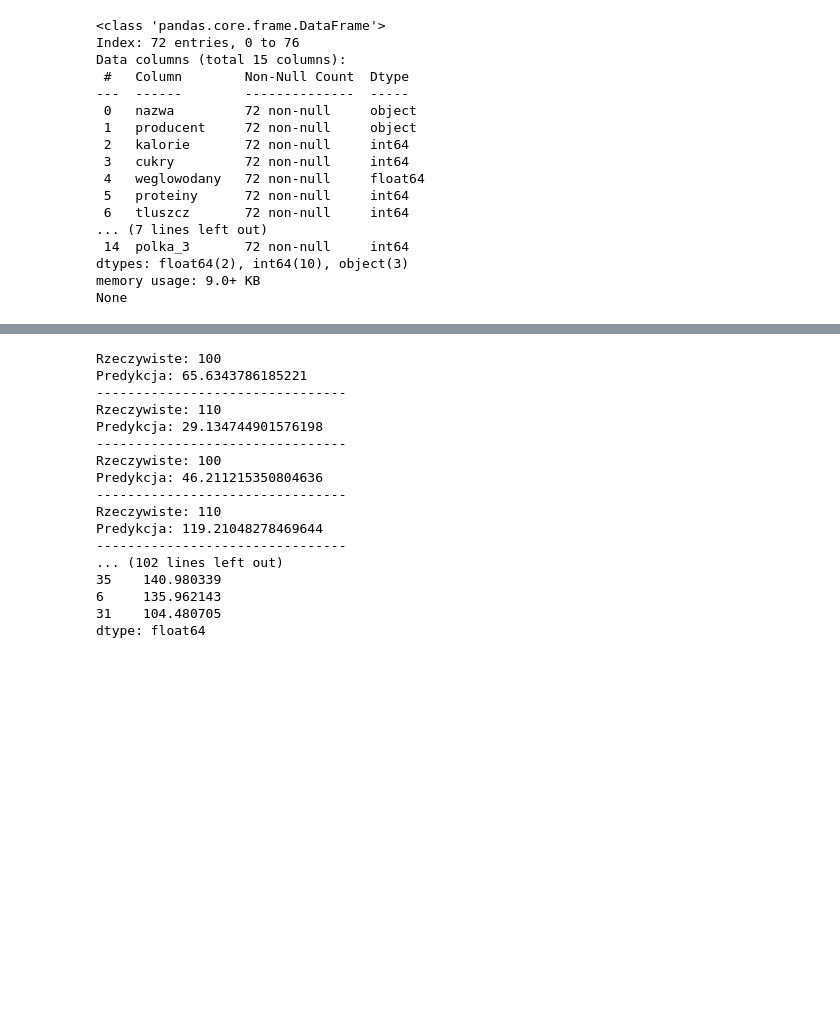
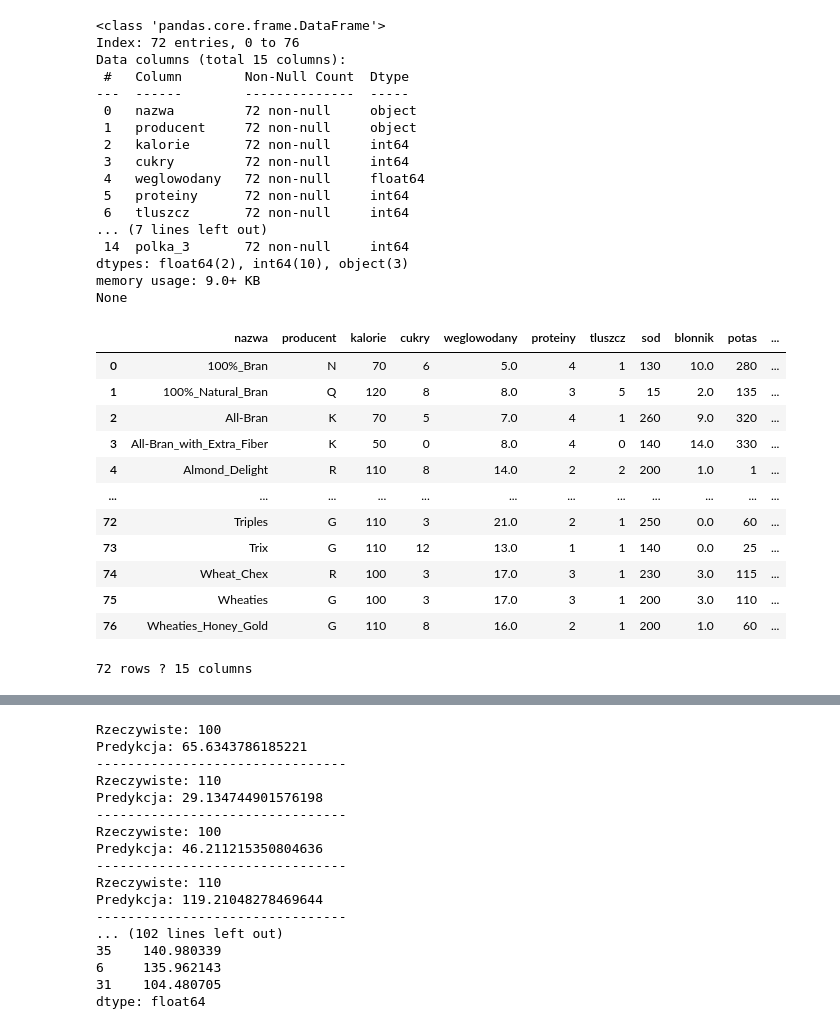
Before and after one commit to userofpi/Regresja_Logistyczna, a Jupyter notebook: Zadanie4_platki.ipynb, the cells around one changed output, grey strips where cells are left out. Cells and saved outputs as stored; diff of their text form; code cells hidden in the pictures; blank space fills up the shorter version.

```diff
--- a/Zadanie4_platki.ipynb
+++ b/Zadanie4_platki.ipynb
@@ -5,35 +5,50 @@ import numpy as np
 import statsmodels.api as sm
 
 # Wczytaj dane
 data = pd.read_csv('platki_dane_zad4.csv', sep=';', header=0)
 
-# Upewnij się, że dane są liczbowe
+# Upewnij si?, ?e dane s? liczbowe
 data[['cukry', 'weglowodany', 'proteiny', 'tluszcz', 'sod', 'blonnik', 'potas', 'kalorie']] = \
     data[['cukry', 'weglowodany', 'proteiny', 'tluszcz', 'sod', 'blonnik', 'potas', 'kalorie']].apply(pd.to_numeric, errors='coerce')
 
-# Usuń brakujące dane
+# Usu? brakuj?ce dane
 data = data.dropna()
-# usuń nade ktore cukry są równe zero
+# usu? nade ktore cukry s? r?wne zero
 print(data.info())
-# Przygotuj dane wejściowe
+# Przygotuj dane wej?ciowe
 X = data[['cukry', 'weglowodany', 'proteiny', 'tluszcz', 'sod', 'blonnik', 'potas']]
 y = data[['kalorie']]
+
+data
 # %% [output]
 <class 'pandas.core.frame.DataFrame'>
 Index: 72 entries, 0 to 76
 Data columns (total 15 columns):
  #   Column        Non-Null Count  Dtype
 ---  ------        --------------  -----
  0   nazwa         72 non-null     object
  1   producent     72 non-null     object
  2   kalorie       72 non-null     int64
  3   cukry         72 non-null     int64
  4   weglowodany   72 non-null     float64
  5   proteiny      72 non-null     int64
  6   tluszcz       72 non-null     int64
 ... (7 lines left out)
  14  polka_3       72 non-null     int64
 dtypes: float64(2), int64(10), object(3)
 memory usage: 9.0+ KB
 None
+|  | nazwa | producent | kalorie | cukry | weglowodany | proteiny | tluszcz | sod | blonnik | potas | ... |
+| 0 | 100%_Bran | N | 70 | 6 | 5.0 | 4 | 1 | 130 | 10.0 | 280 | ... |
+| 1 | 100%_Natural_Bran | Q | 120 | 8 | 8.0 | 3 | 5 | 15 | 2.0 | 135 | ... |
+| 2 | All-Bran | K | 70 | 5 | 7.0 | 4 | 1 | 260 | 9.0 | 320 | ... |
+| 3 | All-Bran_with_Extra_Fiber | K | 50 | 0 | 8.0 | 4 | 0 | 140 | 14.0 | 330 | ... |
+| 4 | Almond_Delight | R | 110 | 8 | 14.0 | 2 | 2 | 200 | 1.0 | 1 | ... |
+| ... | ... | ... | ... | ... | ... | ... | ... | ... | ... | ... | ... |
+| 72 | Triples | G | 110 | 3 | 21.0 | 2 | 1 | 250 | 0.0 | 60 | ... |
+| 73 | Trix | G | 110 | 12 | 13.0 | 1 | 1 | 140 | 0.0 | 25 | ... |
+| 74 | Wheat_Chex | R | 100 | 3 | 17.0 | 3 | 1 | 230 | 3.0 | 115 | ... |
+| 75 | Wheaties | G | 100 | 3 | 17.0 | 3 | 1 | 200 | 3.0 | 110 | ... |
+| 76 | Wheaties_Honey_Gold | G | 110 | 8 | 16.0 | 2 | 1 | 200 | 1.0 | 60 | ... |
+72 rows ? 15 columns
 # %%
```
Also changed, not shown: parts of 6 cells of this notebook, 2 other files.
